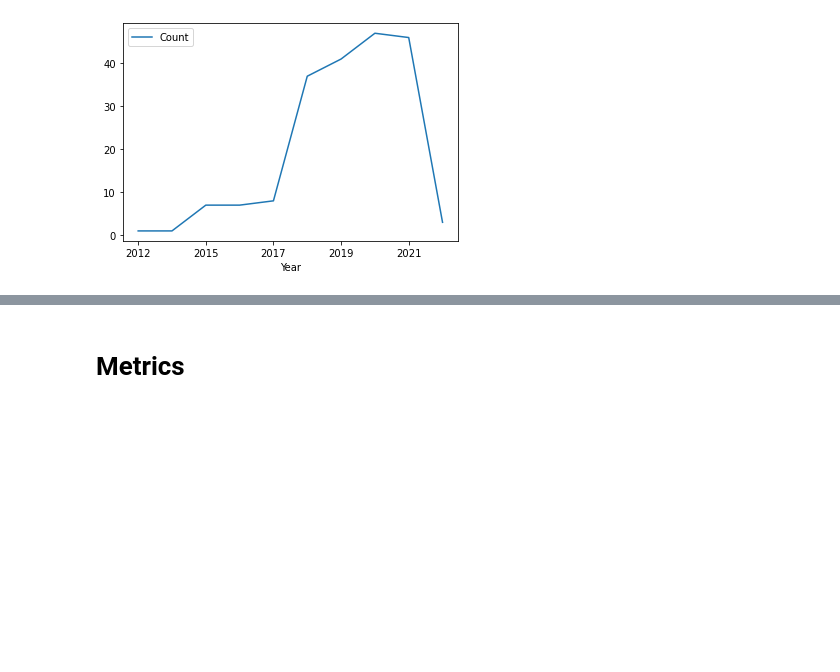
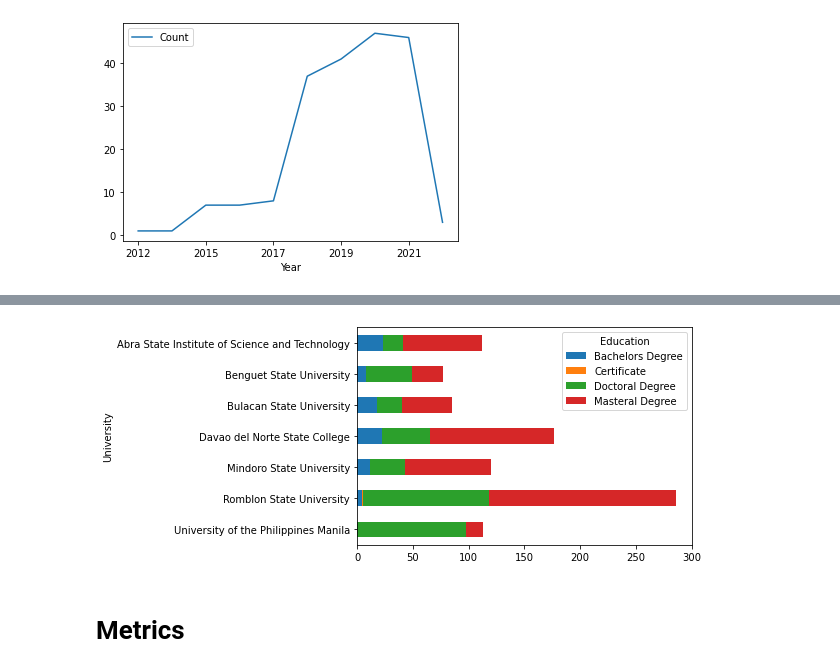
Before and after one commit to pgplarosa/herd-backend, a Jupyter notebook: notebooks/descriptive_analytics.ipynb, the cells around one changed output, grey strips where cells are left out. Cells and saved outputs as stored; diff of their text form; code cells hidden in the pictures; blank space fills up the shorter version.

Commit message:
added faculty profile

```diff
--- a/notebooks/descriptive_analytics.ipynb
+++ b/notebooks/descriptive_analytics.ipynb
@@ -388,3 +443,43 @@ patent_yearly = get_patent_yearly(plot=True)
+# %%
+def get_faculty_educ_attain(db_path='../data/db.sqlite3',
+                            plot=False):
+    """ count the number of highest educ attainment per university
+
+    Parameters
+    ===========
+    db_path      :      str
+                        path of sqlite database
+    plot         :      bool
+                        display plot if set to true
+
+    Returns
+    ===========
+    get_faculty_profile_table    :   str
+                                     json string
+    """
+    engine = create_engine('sqlite:///' + db_path)
+    query = """
+    SELECT sc.school_name as University,
+           fa.highest_educ_attain as Education
+    FROM faculty fa
+    LEFT OUTER JOIN school sc
+    on fa.school_id = sc.school_id
+    """
+
+    with engine.connect() as conn:
+        df = pd.read_sql(query, conn)
+
+    df = pd.crosstab(df.University,
+                     df.Education).sort_index(ascending=False)
+    if plot:
+        df.plot.barh(stacked=True)
+        plt.show()
+
+    return df.to_json(orient='columns')
+
+educ_attain = get_faculty_educ_attain(plot=True)
+# %% [output]
+[figure, added]
 # %% [markdown]
 # Metrics
 # %% [markdown]
```
Also changed, not shown: parts of 3 cells of this notebook, 7 other files.
